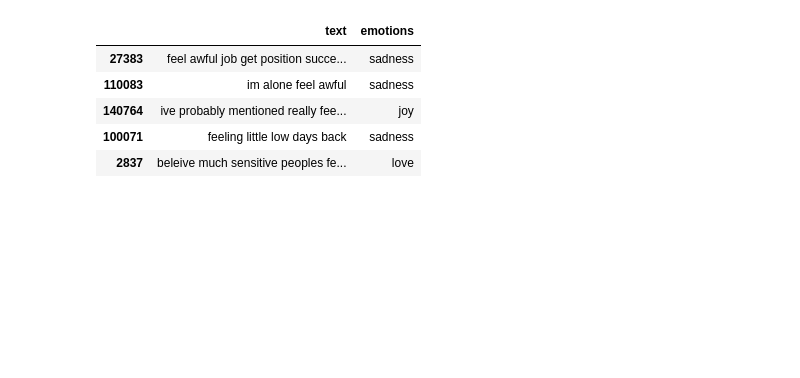
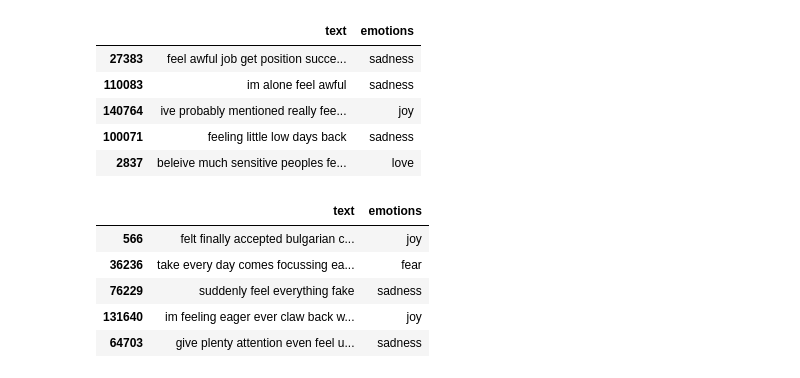
Before and after one commit to adan35/AiDreams, a Jupyter notebook: emotion_detector.ipynb, the cells around one changed output. Cells and saved outputs as stored; diff of their text form; code cells hidden in the pictures; blank space fills up the shorter version.

```diff
--- a/emotion_detector.ipynb
+++ b/emotion_detector.ipynb
@@ -112,3 +112,12 @@ dataset.head()
 | 140764 | ive probably mentioned really fee... | joy |
 | 100071 | feeling little low days back | sadness |
 | 2837 | beleive much sensitive peoples fe... | love |
+# %%
+dataset.tail()
+# %% [output]
+|  | text | emotions |
+| 566 | felt finally accepted bulgarian c... | joy |
+| 36236 | take every day comes focussing ea... | fear |
+| 76229 | suddenly feel everything fake | sadness |
+| 131640 | im feeling eager ever claw back w... | joy |
+| 64703 | give plenty attention even feel u... | sadness |
```
Also changed, not shown: parts of 4 cells of this notebook.
